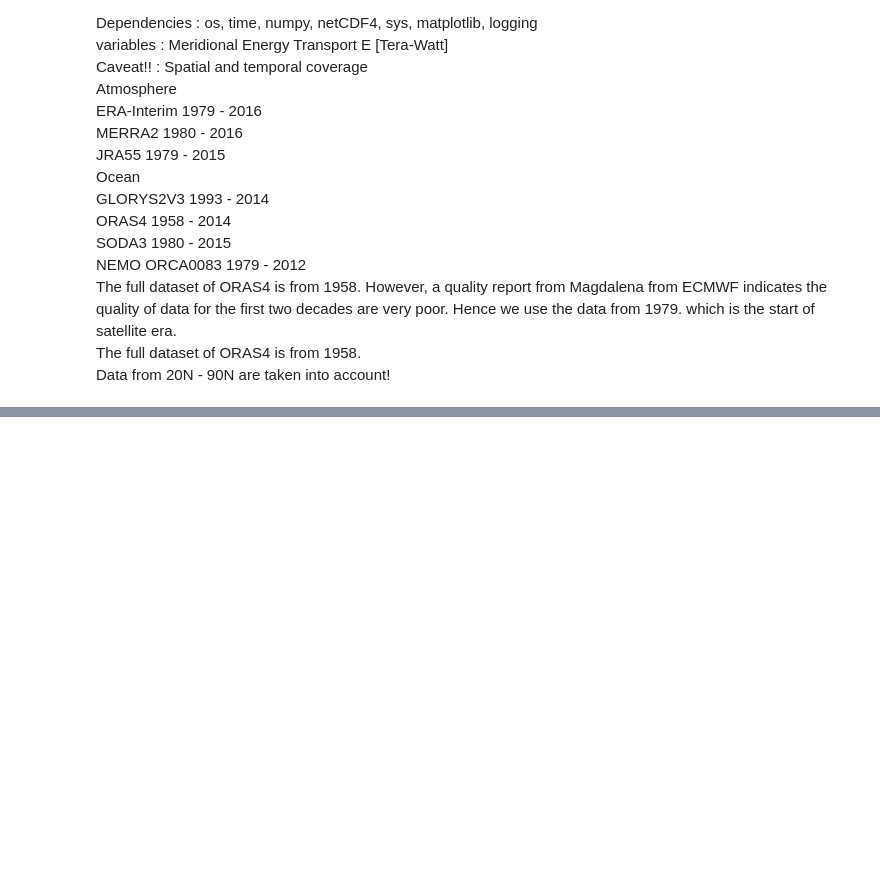
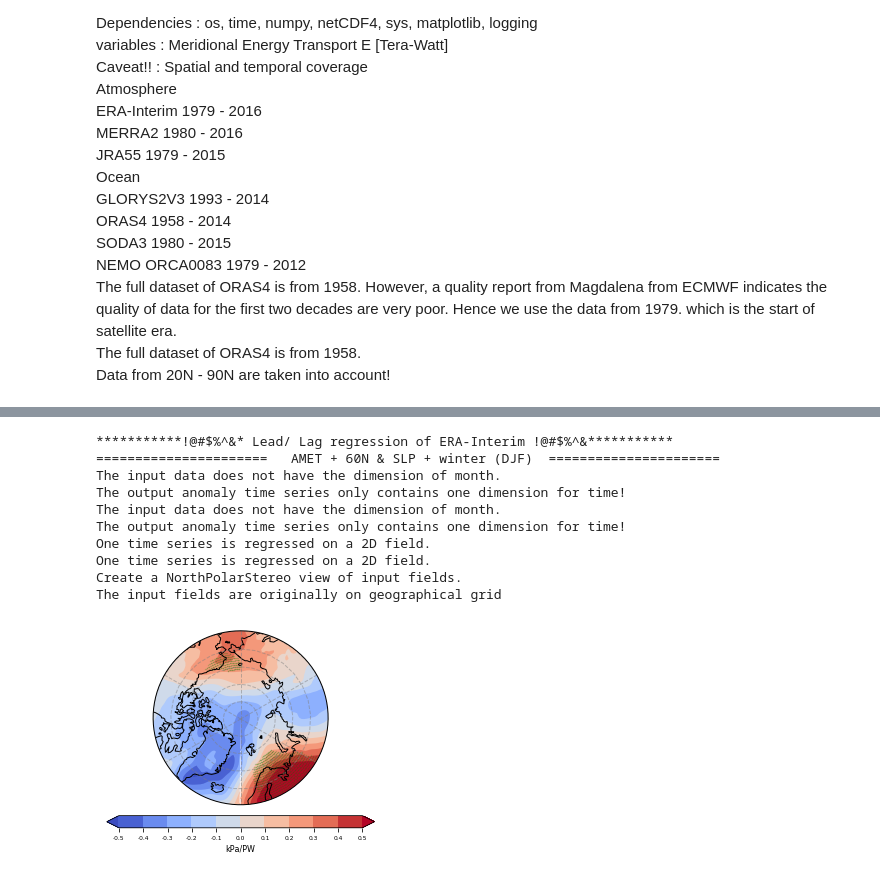
Before and after one commit to geek-yang/AirSeaFlow, a Jupyter notebook: MET_revise/ESD/paper_regress_AMET.ipynb, the cells around one changed output, grey strips where cells are left out. Cells and saved outputs as stored; diff of their text form; code cells hidden in the pictures; blank space fills up the shorter version.

Commit message:
new figures for paper 1

```diff
--- a/MET_revise/ESD/paper_regress_AMET.ipynb
+++ b/MET_revise/ESD/paper_regress_AMET.ipynb
@@ -59,7 +59,7 @@ datapath_JRA55_fields = '/home/ESLT0068/WorkFlow/Core_Database_AMET_OMET_reanaly
 # index
 datapath_index = '/home/ESLT0068/WorkFlow/Core_Database_AMET_OMET_reanalysis/Climate_index'
 # specify output path for the netCDF4 file
-output_path = '/home/ESLT0068/NLeSC/PhD/Paperwork/Article/AMET_OMET/ESD/figures'
+output_path = '/home/ESLT0068/NLeSC/PhD/Paperwork/Article/AMET_OMET/ESD/figures/regression/AMET'
 # %%
 # There is a cut to JRA, too
 # index of latitude for insteret
@@ -168,0 +224,43 @@ PDO = dataset_index.variables['PDO'][348:-12]
+# %%
+    print ('***********!@#$%^&* Lead/ Lag regression of ERA-Interim !@#$%^&***********')
+    print ('======================   AMET + 60N & SLP + winter (DJF)  ======================')
+    lag = 0
+    AMET_season_series = meta.statistics.operator.seasons(AMET_ERAI[:,:,40],
+                                                          span='DJF', Dim_month=True)
+    stat_AMET_ERAI = meta.statistics.operator(AMET_season_series[:])
+    stat_AMET_ERAI.anomaly(Dim_month=False)
+    stat_AMET_ERAI.detrend()
+    stat_AMET_ERAI.lowpass(window=15, obj='detrend')
+    SLP_season_series = meta.statistics.operator.seasons(SLP_ERAI[:],
+                                                         span=lag_winter[lag])
+    stat_SLP_ERAI = meta.statistics.operator(SLP_season_series[:])
+    stat_SLP_ERAI.anomaly(Dim_month=False)
+    stat_SLP_ERAI.detrend()
+    stat_SLP_ERAI.lowpass(window=15, obj='detrend')
+
+    k, r, p = meta.statistics.operator.linearRegress(stat_AMET_ERAI._lowpass,
+                                                     stat_SLP_ERAI._lowpass)
+    # regression for t-test value based on real degree of freedom
+    _, _, p_real = meta.statistics.operator.linearRegress(stat_AMET_ERAI._detrend,
+                                                          stat_SLP_ERAI._detrend)
+    #ticks = [-0.3, -0.2, -0.1, 0.0, 0.1, 0.2, 0.3]
+    ticks = np.linspace(-0.5,0.5,11)
+    #ticks = np.linspace(-0.6,0.6,13)
+    #ticks = [-0.8, -0.6, -0.4, -0.2, 0.0, 0.2, 0.4, 0.6, 0.8]
+    label = 'kPa/PW'
+    meta.visualizer.plots.geograph(latitude_fields_ERAI, longitude_fields_ERAI, k/1000, p_real,
+                                   label, ticks, os.path.join(output_path, 'ERA-Interim',
+                                   'spatial_ERAI_AMET_60N_lag_{}_ERAI_SLP_DJF_interannual.png'.format(lag)),
+                                   ttest=True)
+# %% [output]
+***********!@#$%^&* Lead/ Lag regression of ERA-Interim !@#$%^&***********
+======================   AMET + 60N & SLP + winter (DJF)  ======================
+The input data does not have the dimension of month.
+The output anomaly time series only contains one dimension for time!
+The input data does not have the dimension of month.
+The output anomaly time series only contains one dimension for time!
+One time series is regressed on a 2D field.
+One time series is regressed on a 2D field.
+Create a NorthPolarStereo view of input fields.
+The input fields are originally on geographical grid
+[figure, added]
```
Also changed, not shown: parts of 14 cells of this notebook.
